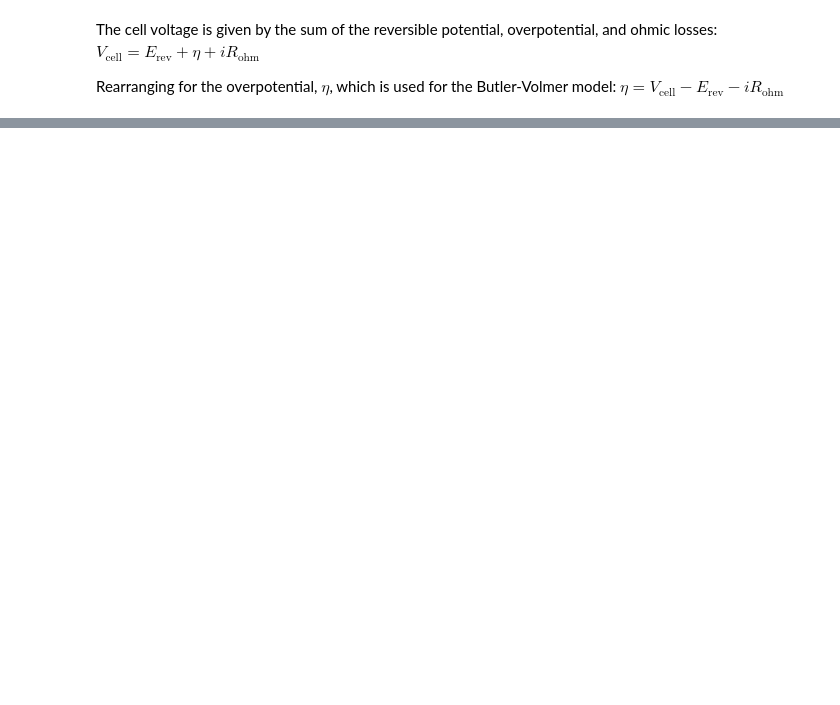
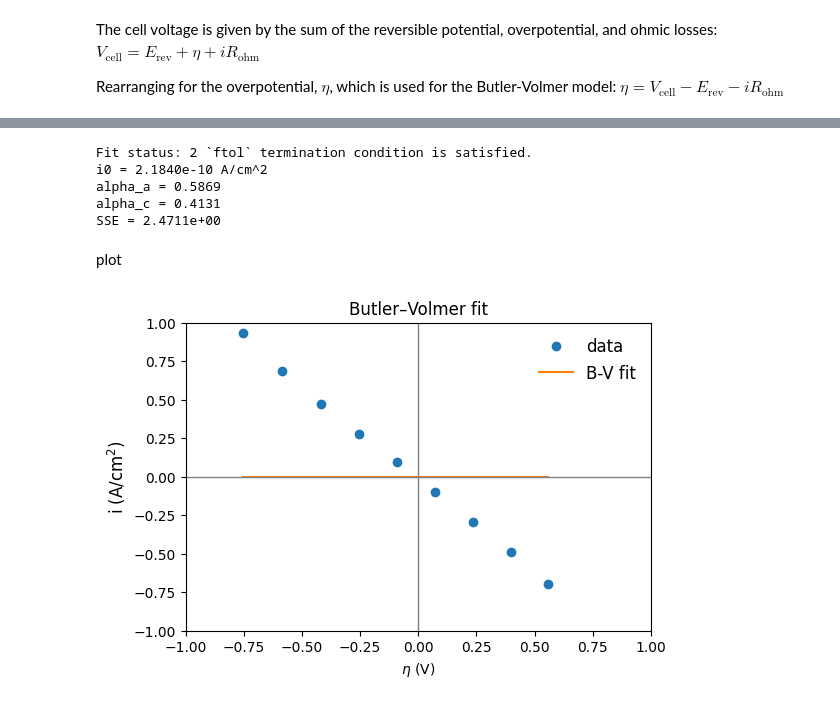
Before and after one commit to mohammadmundiwala/fuel-cells, a Jupyter notebook: hw3.2/butler_volmer_fit.ipynb, the cells around one changed output, grey strips where cells are left out. Saved outputs shown, nothing was run; the diff lists cells and outputs as text; code cells hidden in the pictures; blank space fills up the shorter version.

```diff
--- a/hw3.2/butler_volmer_fit.ipynb
+++ b/hw3.2/butler_volmer_fit.ipynb
@@ -57,34 +80,7 @@ i_meas = data["i_A_cm2"].to_numpy()
 # %%
-# --- 5) Fit Butler–Volmer parameters (least squares) ---
-# We fit in A/cm^2. i0 should be >0, alphas >0.
-
-def residuals_symmetric(p):
-    # p = [log_i0, alpha]
-    log_i0, alpha = p
-    i0 = np.exp(log_i0)
-    i_pred = bv_current(i0, etas, alpha, alpha)
-    return (i_pred - i_meas)
-
-def residuals_general(p):
-    # p = [log_i0, alpha_a, alpha_c]
-    log_i0, alpha_a, alpha_c = p
-    i0 = np.exp(log_i0)
-    i_pred = bv_current(i0, etas, alpha_a, alpha_c)
-    return (i_pred - i_meas)
-
-def residuals_alpha_sum_to_one(p):
-    # p = [log_i0, alpha_a]; alpha_c = 1 - alpha_a
-    log_i0, alpha_a = p
-    alpha_c = 1.0 - alpha_a
-    i0 = np.exp(log_i0)
-    i_pred = bv_current(i0, etas, alpha_a, alpha_c)
-    return (i_pred - i_meas)
-
-
-
 p0 = np.array([np.log(1e-3), 0.5])
 bounds = ([-np.inf, 1e-6], [np.inf, 1.0-1e-6])
-res = least_squares(residuals_alpha_sum_to_one, p0, bounds=bounds)
+res = least_squares(residuals, p0, bounds=bounds)
 log_i0_fit, alpha_a_fit = res.x
 i0_fit = float(np.exp(log_i0_fit))
 alpha_a_fit = float(alpha_a_fit)
@@ -97,29 +93,31 @@ print(f"i0 = {i0_fit:.4e} A/cm^2")
 print(f"alpha_a = {alpha_a_fit:.4f}")
 print(f"alpha_c = {alpha_c_fit:.4f}")
 print(f"SSE = {np.sum(res.fun**2):.4e}")
+# %% [output]
+Fit status: 2 `ftol` termination condition is satisfied.
+i0 = 2.1840e-10 A/cm^2
+alpha_a = 0.5869
+alpha_c = 0.4131
+SSE = 2.4711e+00
+# %% [markdown]
+plot
 # %%
-# --- 6) Compare fit to data ---
 i_fit = bv_current(i0_fit, etas, alpha_a_fit, alpha_c_fit)
 data["i_fit_A_cm2"] = i_fit
 data["i_err_A_cm2"] = data["i_fit_A_cm2"] - data["i_A_cm2"]
 
-display(data)
-
 fig = plt.figure(figsize=(6,4))
 plt.plot(data["eta_V"], data["i_A_cm2"], "o", label="data")
-plt.plot(data["eta_V"], data["i_fit_A_cm2"], "-", label="BV fit")
-plt.axhline(0, linewidth=1)
-plt.axvline(0, linewidth=1)
-plt.xlabel("eta (V)")
-plt.ylabel("i (A/cm$^2$)")
-plt.title("Butler–Volmer fit")
-plt.legend()
+plt.plot(data["eta_V"], data["i_fit_A_cm2"], "-", label="B-V fit")
+plt.xlabel("$\eta$ (V)")
+plt.ylabel("i (A/cm$^2$)", fontsize=12)
+plt.title("Butler–Volmer fit", fontsize=12)
+plt.axhline(0, linewidth=1, color='gray')
+plt.axvline(0, linewidth=1, color='gray')
+plt.xlim(-1, 1)
+plt.ylim(-1,1)
+plt.legend(frameon=False, fontsize=12)
 plt.show()
-
-fig = plt.figure(figsize=(6,4))
-plt.plot(data["eta_V"], data["i_err_A_cm2"], "o-")
-plt.axhline(0, linewidth=1)
-plt.xlabel("eta (V)")
-plt.ylabel("i_fit - i (A/cm$^2$)")
-plt.title("Residuals")
-plt.show()
+# fig.savefig('butler-volmer.png', dpi=300)
+# %% [output]
+[figure, added]
```
Also changed, not shown: parts of 10 cells of this notebook, 2 other files.
